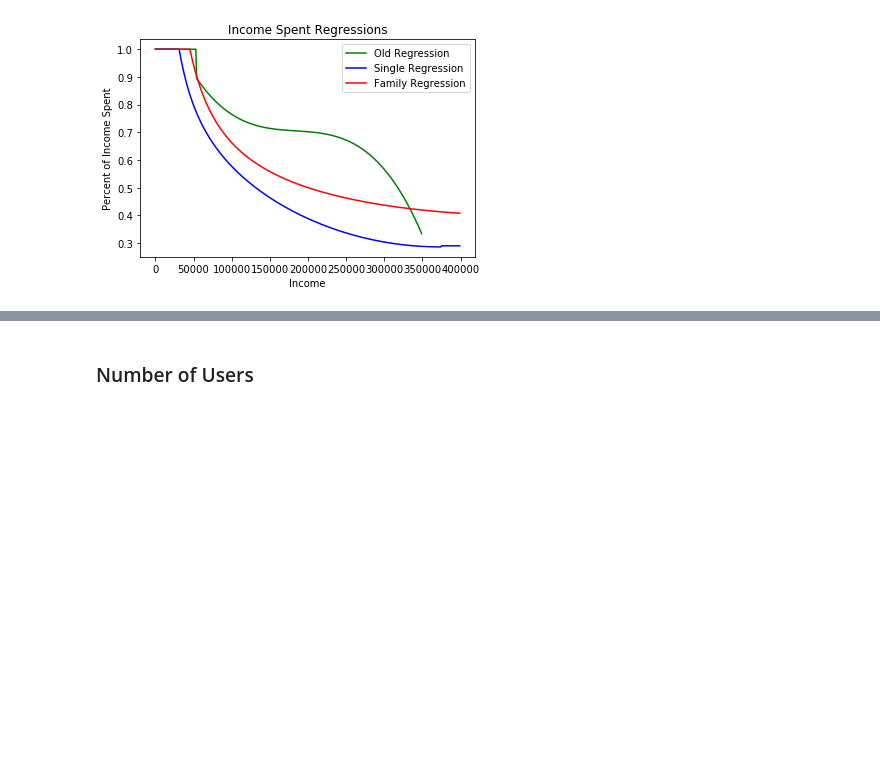
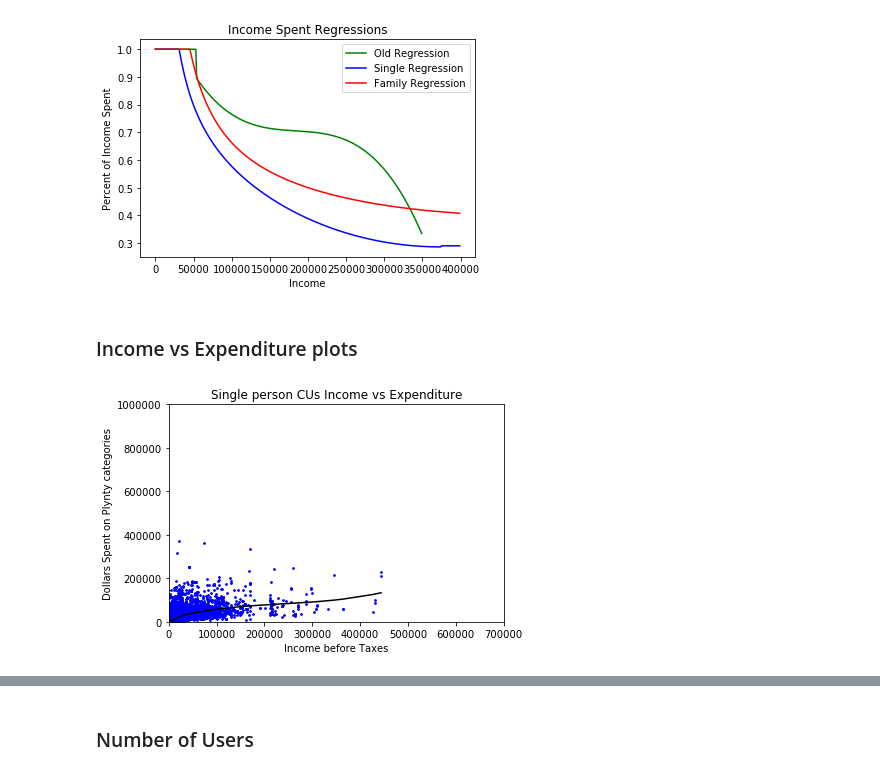
Before and after one commit to lunhuamao/BLS_Python_Analysis, a Jupyter notebook: PlyntyNotebook.ipynb, the cells around one changed output, grey strips where cells are left out. Saved outputs shown, nothing was run; the diff lists cells and outputs as text; code cells hidden in the pictures; blank space fills up the shorter version.

```diff
--- a/PlyntyNotebook.ipynb
+++ b/PlyntyNotebook.ipynb
@@ -456,3 +513,26 @@ plt.legend()
 plt.show()
 # %% [output]
 [figure]
+# %% [markdown]
+### Income vs Expenditure plots
+# %%
+sortedIncomeSingleRegression = sorted(list(set(incomeRegressionSingle.FINCBTXM)))
+singleIncomeRegressionExamples = []
+for income in sortedIncomeSingleRegression:
+    singleIncomeRegressionExamples.append(income * getExpendPercent(income, incomeRegressionSingle))
+
+sortedIncomeFamilyRegression = sorted(list(set(incomeRegressionFamily.FINCBTXM)))
+familyIncomeRegressionExamples = []
+for income in sortedIncomeFamilyRegression:
+    familyIncomeRegressionExamples.append(income * getExpendPercent(income, incomeRegressionFamily))
+# %%
+plt.scatter(incomeRegressionSingle.FINCBTXM, incomeRegressionSingle.TotalExp, color='b', s=3)
+plt.plot(sortedIncomeSingleRegression, singleIncomeRegressionExamples, color = "black")
+plt.xlabel("Income before Taxes")
+plt.ylabel("Dollars Spent on Plynty categories")
+plt.title("Single person CUs Income vs Expenditure")
+plt.xlim(0,700000)
+plt.ylim(0,1000000)
+plt.show()
+# %% [output]
+[figure, added]
```
Also changed, not shown: parts of 21 cells of this notebook, 3 other files.
